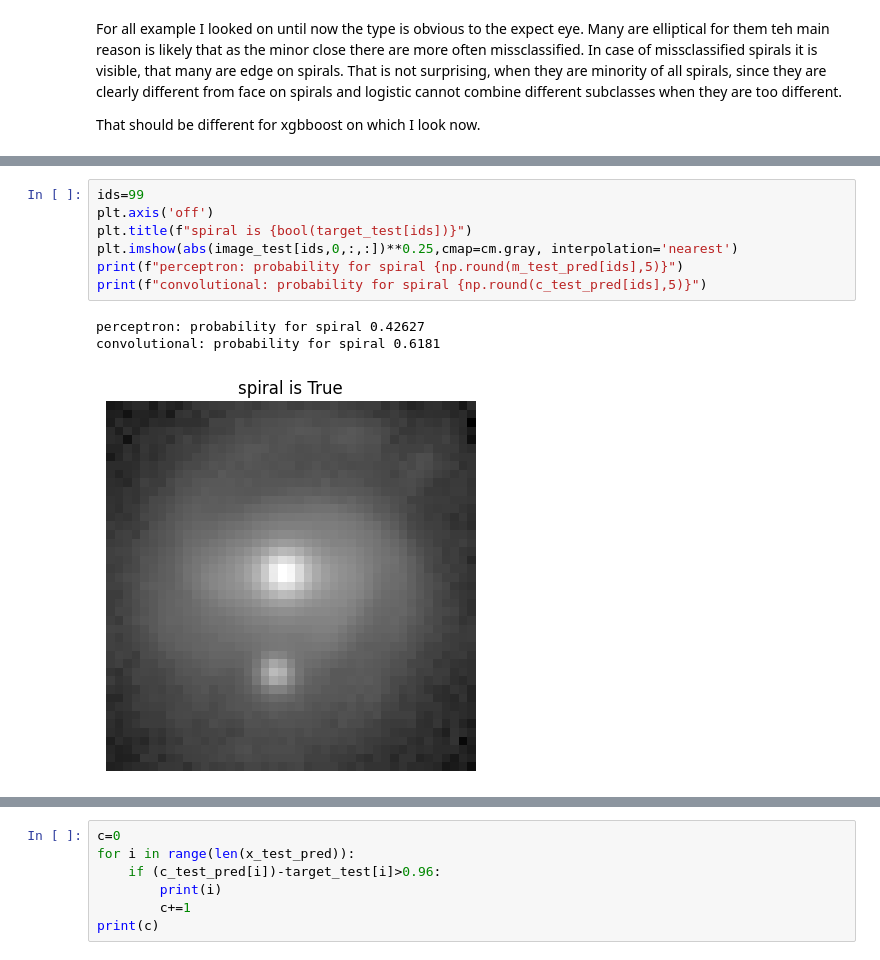
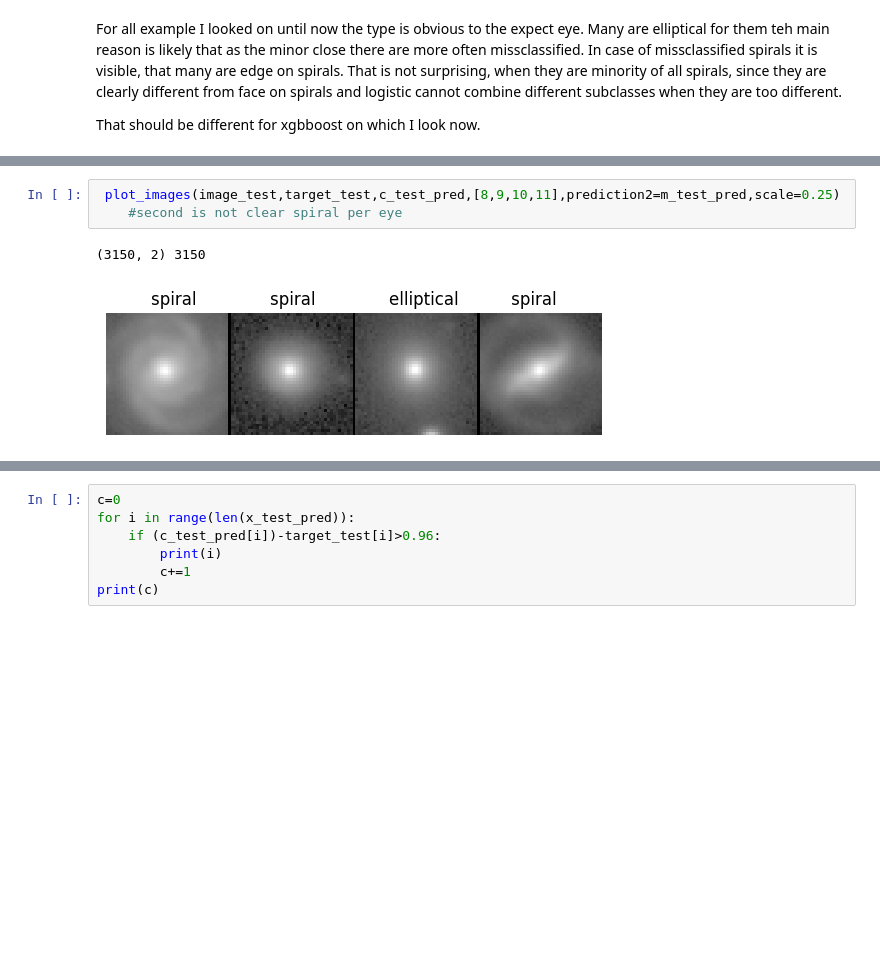
Before and after one commit to tkfritz/astro_images, a Jupyter notebook: galaxy_type_fit2.ipynb, the cells around one changed output, grey strips where cells are left out. Drawn from its saved outputs; the diff is of its cells as text; blank space fills up the shorter version.

```diff
--- a/galaxy_type_fit2.ipynb
+++ b/galaxy_type_fit2.ipynb
@@ -1734,12 +1799,7 @@ convolutional: probability for spiral 0.97747
 # %%
-ids=99
-plt.axis('off')
-plt.title(f"spiral is {bool(target_test[ids])}")
-plt.imshow(abs(image_test[ids,0,:,:])**0.25,cmap=cm.gray, interpolation='nearest')
-print(f"perceptron: probability for spiral {np.round(m_test_pred[ids],5)}")
-print(f"convolutional: probability for spiral {np.round(c_test_pred[ids],5)}")
+ plot_images(image_test,target_test,c_test_pred,[8,9,10,11],prediction2=m_test_pred,scale=0.25)
+    #second is not clear spiral per eye
 # %% [output]
-perceptron: probability for spiral 0.42627
-convolutional: probability for spiral 0.6181
+(3150, 2) 3150
-[figure, old version]
+[figure, new version]
 # %%
```
Also changed, not shown: parts of 100 cells of this notebook.
